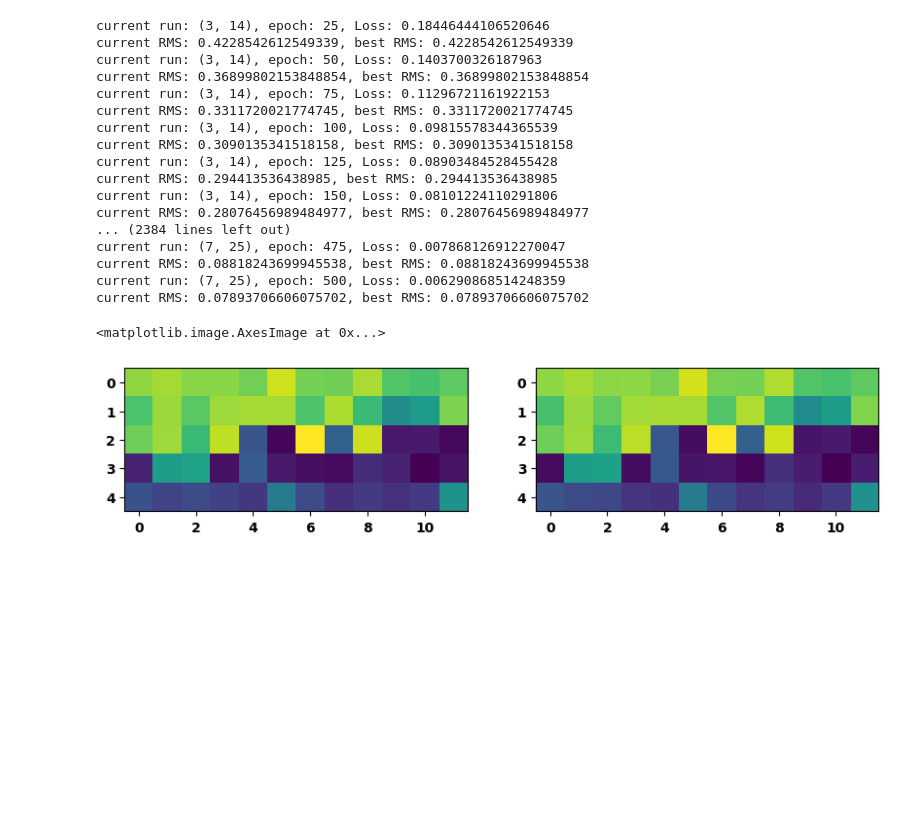
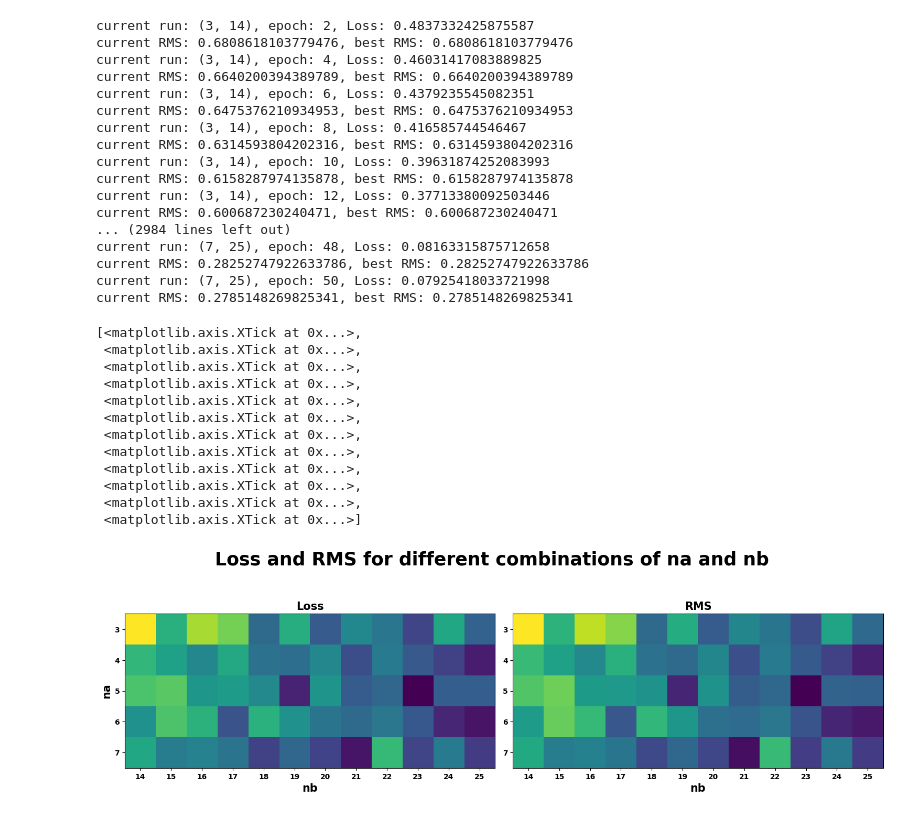
Before and after one commit to Erick-Hoogstrate/5SC28, a Jupyter notebook: narx_GS.ipynb, the cells around one changed output. Saved outputs shown, nothing was run; the diff lists cells and outputs as text; code cells hidden in the pictures; blank space fills up the shorter version.

```diff
--- a/narx_GS.ipynb
+++ b/narx_GS.ipynb
@@ -13,7 +13,7 @@ sys.path.insert(1, '../')
 from data import load_narx_data
 from model import Narx
 # %%
-n_epochs=int(5e2)
+n_epochs=int(5e1)
 na_list=[*range(3,8)]
 nb_list=[*range(14,26)]
 final_losses=np.ndarray((len(na_list),len(nb_list)))
@@ -22,7 +22,7 @@ final_best_RMSs=np.ndarray((len(na_list),len(nb_list)))
 for i, na in enumerate(na_list):
     for j, nb in enumerate(nb_list):
         x,y = load_narx_data(na, nb)
-        x_train, x_val, y_train, y_val =train_test_split(x, y)
+        x_train, x_val, y_train, y_val =train_test_split(x, y, shuffle=False)
         n_hidden_nodes= na+nb
         device = torch.device("cuda:0" if torch.cuda.is_available() else "cpu")
         x_train, x_val, y_train, y_val=[x.to(device) for x in [x_train, x_val, y_train, y_val]]
@@ -52,32 +52,54 @@ for i, na in enumerate(na_list):
         final_losses[i,j]=losses[-1]
         final_best_RMSs[i,j]=best_RMSs[-1]
 # %% [output]
-current run: (3, 14), epoch: 25, Loss: 0.18446444106520646
-current RMS: 0.4228542612549339, best RMS: 0.4228542612549339
-current run: (3, 14), epoch: 50, Loss: 0.1403700326187963
-current RMS: 0.36899802153848854, best RMS: 0.36899802153848854
-current run: (3, 14), epoch: 75, Loss: 0.11296721161922153
-current RMS: 0.3311720021774745, best RMS: 0.3311720021774745
-current run: (3, 14), epoch: 100, Loss: 0.09815578344365539
-current RMS: 0.3090135341518158, best RMS: 0.3090135341518158
-current run: (3, 14), epoch: 125, Loss: 0.08903484528455428
-current RMS: 0.294413536438985, best RMS: 0.294413536438985
-current run: (3, 14), epoch: 150, Loss: 0.08101224110291806
-current RMS: 0.28076456989484977, best RMS: 0.28076456989484977
-... (2384 lines left out)
-current run: (7, 25), epoch: 475, Loss: 0.007868126912270047
-current RMS: 0.08818243699945538, best RMS: 0.08818243699945538
-current run: (7, 25), epoch: 500, Loss: 0.006290868514248359
-current RMS: 0.07893706606075702, best RMS: 0.07893706606075702
+current run: (3, 14), epoch: 2, Loss: 0.4837332425875587
+current RMS: 0.6808618103779476, best RMS: 0.6808618103779476
+current run: (3, 14), epoch: 4, Loss: 0.46031417083889825
+current RMS: 0.6640200394389789, best RMS: 0.6640200394389789
+current run: (3, 14), epoch: 6, Loss: 0.4379235545082351
+current RMS: 0.6475376210934953, best RMS: 0.6475376210934953
+current run: (3, 14), epoch: 8, Loss: 0.416585744546467
+current RMS: 0.6314593804202316, best RMS: 0.6314593804202316
+current run: (3, 14), epoch: 10, Loss: 0.39631874252083993
+current RMS: 0.6158287974135878, best RMS: 0.6158287974135878
+current run: (3, 14), epoch: 12, Loss: 0.37713380092503446
+current RMS: 0.600687230240471, best RMS: 0.600687230240471
+... (2984 lines left out)
+current run: (7, 25), epoch: 48, Loss: 0.08163315875712658
+current RMS: 0.28252747922633786, best RMS: 0.28252747922633786
+current run: (7, 25), epoch: 50, Loss: 0.07925418033721998
+current RMS: 0.2785148269825341, best RMS: 0.2785148269825341
-# %%
-fig = plt.figure(figsize=(10, 10))
-ax1=fig.add_subplot(121)
-ax1.imshow(final_losses, interpolation='none', norm='log')
-ax2=fig.add_subplot(122)
-ax2.imshow(final_best_RMSs, interpolation='none', norm='log')
-# %% [output]
-<matplotlib.image.AxesImage at 0x...>
-[figure, removed]
+# %%
+fs=15
+fig = plt.figure(figsize=(15, 5),layout='constrained')
+ax1=fig.add_subplot(121)
+ax1.imshow(final_losses, interpolation='none', norm='log')
+ax2=fig.add_subplot(122)
+ax2.imshow(final_best_RMSs, interpolation='none', norm='log')
+ax1.set_title('Loss',fontsize=fs)
+ax2.set_title('RMS',fontsize=fs)
+fig.suptitle('Loss and RMS for different combinations of na and nb for NARX', fontsize=25)
+ax1.set_ylabel('na',fontsize=fs)
+ax1.set_xlabel('nb',fontsize=fs)
+ax2.set_xlabel('nb',fontsize=fs)
+ax1.set_yticklabels([0]+na_list)
+ax1.set_xticks([*range(len(nb_list))],nb_list)
+ax2.set_yticklabels([0]+na_list)
+ax2.set_xticks([*range(len(nb_list))],nb_list)
+# %% [output]
+[<matplotlib.axis.XTick at 0x...>,
+ <matplotlib.axis.XTick at 0x...>,
+ <matplotlib.axis.XTick at 0x...>,
+ <matplotlib.axis.XTick at 0x...>,
+ <matplotlib.axis.XTick at 0x...>,
+ <matplotlib.axis.XTick at 0x...>,
+ <matplotlib.axis.XTick at 0x...>,
+ <matplotlib.axis.XTick at 0x...>,
+ <matplotlib.axis.XTick at 0x...>,
+ <matplotlib.axis.XTick at 0x...>,
+ <matplotlib.axis.XTick at 0x...>,
+ <matplotlib.axis.XTick at 0x...>]
+[figure, added]
 # %%
 min_arg = np.unravel_index(final_best_RMSs.argmin(keepdims=True), final_best_RMSs.shape)
 params = np.zeros((len(na_list), len(nb_list), 2))
```
Also changed, not shown: parts of 5 cells of this notebook, 5 other files.
